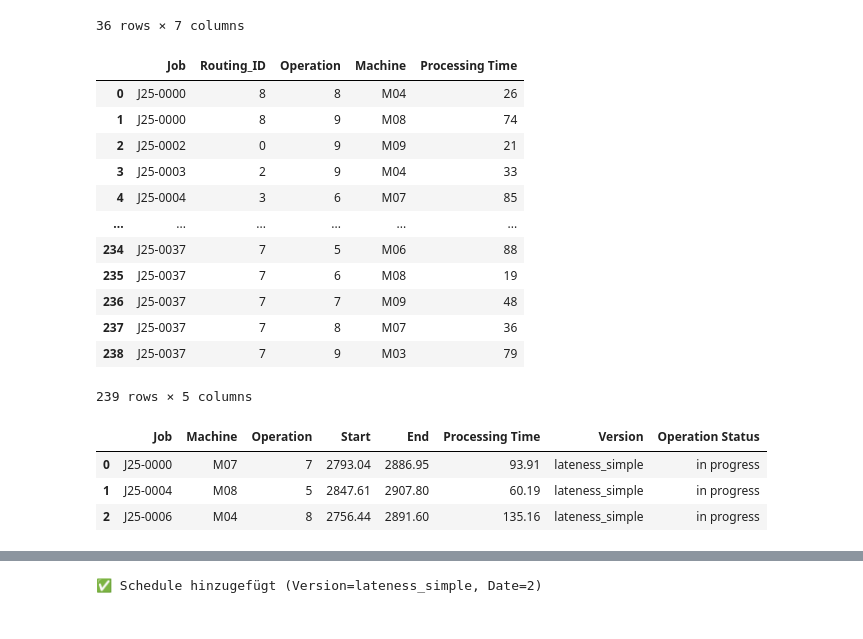
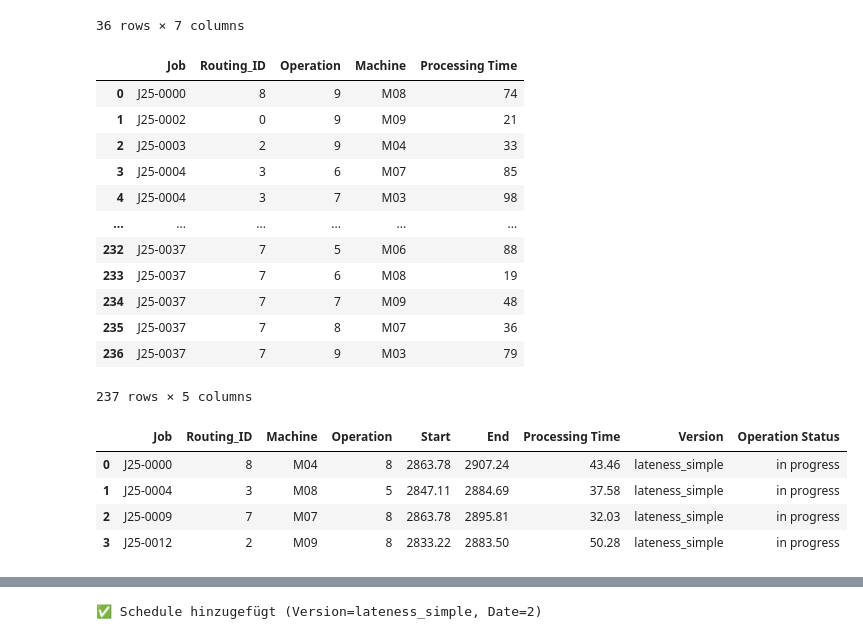
Before and after one commit to konrad-adamski/HTWD_Minimalinvasives_Job-Shop_Scheduling, a Jupyter notebook: notebooks/23_CP_Scheduling_Lateness with ReadyTime/03_Rollling Rescheduling Simple-DBversion.ipynb, the cells around one changed output, grey strips where cells are left out. Cells and saved outputs as stored; diff of their text form; code cells hidden in the pictures.

```diff
--- a/notebooks/23_CP_Scheduling_Lateness with ReadyTime/03_Rollling Rescheduling Simple-DBversion.ipynb
+++ b/notebooks/23_CP_Scheduling_Lateness with ReadyTime/03_Rollling Rescheduling Simple-DBversion.ipynb
@@ -216,32 +219,33 @@ df_jssp_temp = get_jssp_for_jobs(df_jobs_times_curr, df_routings)
 
 
 #  JSSP zu allen "offenen" Jobs, mit "offenen" Operationen
-df_jobs_ops = JobOperation.get_dataframe(version=this_version, jobs=df_jssp_temp.Job.tolist(), status="open")
+df_jobs_ops = JSSP_LIVE.get_dataframe(version=this_version, jobs=df_jssp_temp.Job.tolist(), status="open")
 df_jssp_curr = df_jssp_temp.merge(df_jobs_ops[['Job', 'Operation']], on=['Job', 'Operation'], how='inner')
 df_jssp_curr
 # %% [output]
 |  | Job | Routing_ID | Operation | Machine | Processing Time |
-| 0 | J25-0000 | 8 | 8 | M04 | 26 |
-| 1 | J25-0000 | 8 | 9 | M08 | 74 |
-| 2 | J25-0002 | 0 | 9 | M09 | 21 |
-| 3 | J25-0003 | 2 | 9 | M04 | 33 |
-| 4 | J25-0004 | 3 | 6 | M07 | 85 |
+| 0 | J25-0000 | 8 | 9 | M08 | 74 |
+| 1 | J25-0002 | 0 | 9 | M09 | 21 |
+| 2 | J25-0003 | 2 | 9 | M04 | 33 |
+| 3 | J25-0004 | 3 | 6 | M07 | 85 |
+| 4 | J25-0004 | 3 | 7 | M03 | 98 |
 | ... | ... | ... | ... | ... | ... |
-| 234 | J25-0037 | 7 | 5 | M06 | 88 |
-| 235 | J25-0037 | 7 | 6 | M08 | 19 |
-| 236 | J25-0037 | 7 | 7 | M09 | 48 |
-| 237 | J25-0037 | 7 | 8 | M07 | 36 |
-| 238 | J25-0037 | 7 | 9 | M03 | 79 |
+| 232 | J25-0037 | 7 | 5 | M06 | 88 |
+| 233 | J25-0037 | 7 | 6 | M08 | 19 |
+| 234 | J25-0037 | 7 | 7 | M09 | 48 |
+| 235 | J25-0037 | 7 | 8 | M07 | 36 |
+| 236 | J25-0037 | 7 | 9 | M03 | 79 |
-239 rows × 5 columns
+237 rows × 5 columns
 # %%
 # Relevante
-df_ops_in_progess = JobOperation.get_dataframe(version=this_version, status="in progress")
+df_ops_in_progess = JSSP_LIVE.get_dataframe(version=this_version, status="in progress")
 df_ops_in_progess
 # %% [output]
-|  | Job | Machine | Operation | Start | End | Processing Time | Version | Operation Status |
-| 0 | J25-0000 | M07 | 7 | 2793.04 | 2886.95 | 93.91 | lateness_simple | in progress |
-| 1 | J25-0004 | M08 | 5 | 2847.61 | 2907.80 | 60.19 | lateness_simple | in progress |
-| 2 | J25-0006 | M04 | 8 | 2756.44 | 2891.60 | 135.16 | lateness_simple | in progress |
+|  | Job | Routing_ID | Machine | Operation | Start | End | Processing Time | Version | Operation Status |
+| 0 | J25-0000 | 8 | M04 | 8 | 2863.78 | 2907.24 | 43.46 | lateness_simple | in progress |
+| 1 | J25-0004 | 3 | M08 | 5 | 2847.11 | 2884.69 | 37.58 | lateness_simple | in progress |
+| 2 | J25-0009 | 7 | M07 | 8 | 2863.78 | 2895.81 | 32.03 | lateness_simple | in progress |
+| 3 | J25-0012 | 2 | M09 | 8 | 2833.22 | 2883.50 | 50.28 | lateness_simple | in progress |
 # %%
 df_schedule = cp_late_reschedule.solve_jssp_by_tardiness_and_earliness_with_fixed_ops(df_jssp_curr, df_jobs_times_curr,
                                                                                       df_ops_in_progess, w_t = 5,
```
Also changed, not shown: parts of 15 cells of this notebook.
